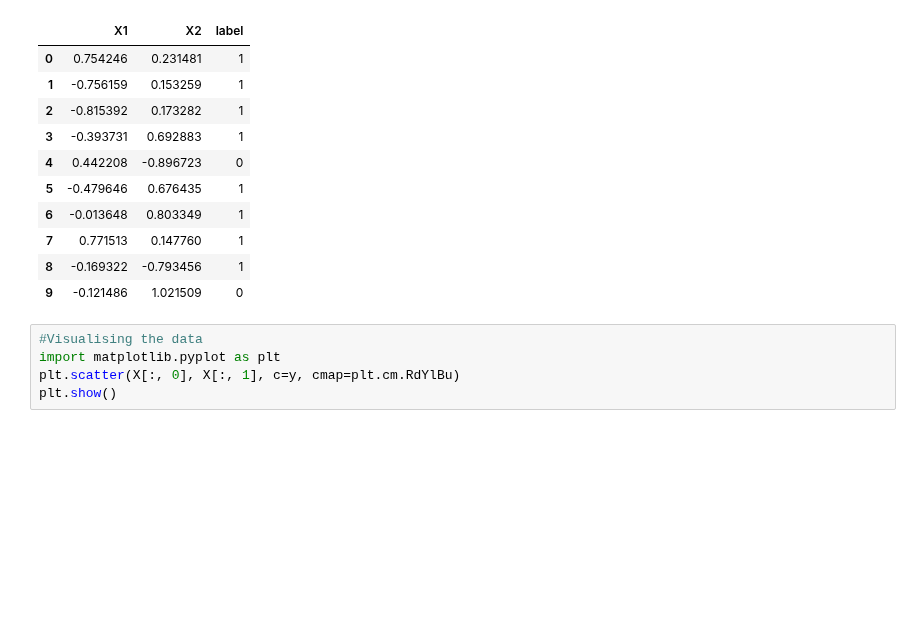
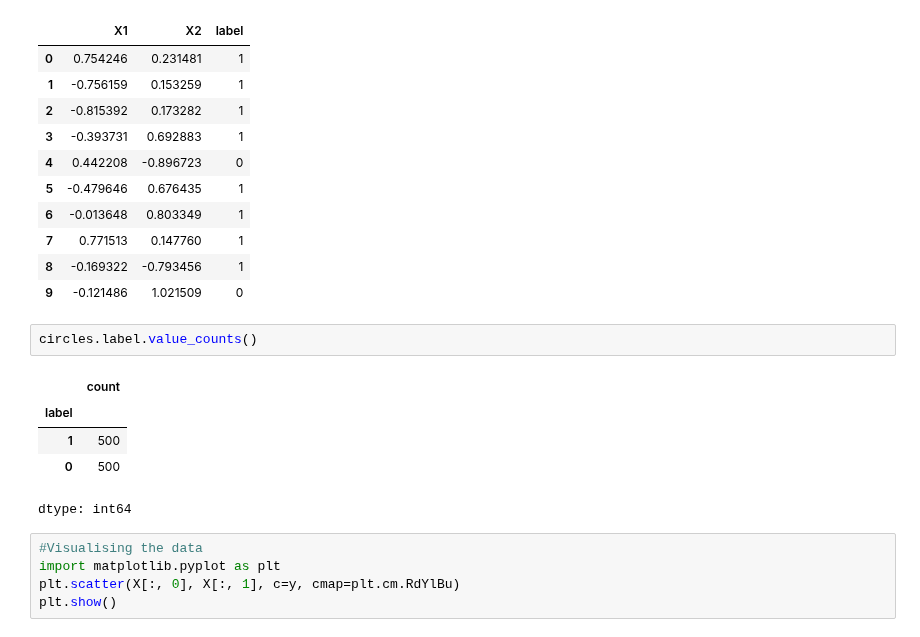
Before and after one commit to ShriVarshaan/pytorch-learning-log, a Jupyter notebook: neural_network_classification.ipynb, the cells around one changed output. Saved outputs shown, nothing was run; the diff lists cells and outputs as text; blank space fills up the shorter version.

```diff
--- a/neural_network_classification.ipynb
+++ b/neural_network_classification.ipynb
@@ -65,6 +65,14 @@ circles.head(10)
 | 7 | 0.771513 | 0.147760 | 1 |
 | 8 | -0.169322 | -0.793456 | 1 |
 | 9 | -0.121486 | 1.021509 | 0 |
+# %%
+circles.label.value_counts()
+# %% [output]
+|  | count |
+| label |  |
+| 1 | 500 |
+| 0 | 500 |
+dtype: int64
 # %%
 #Visualising the data
 import matplotlib.pyplot as plt
```
Also changed, not shown: parts of 8 cells of this notebook.
